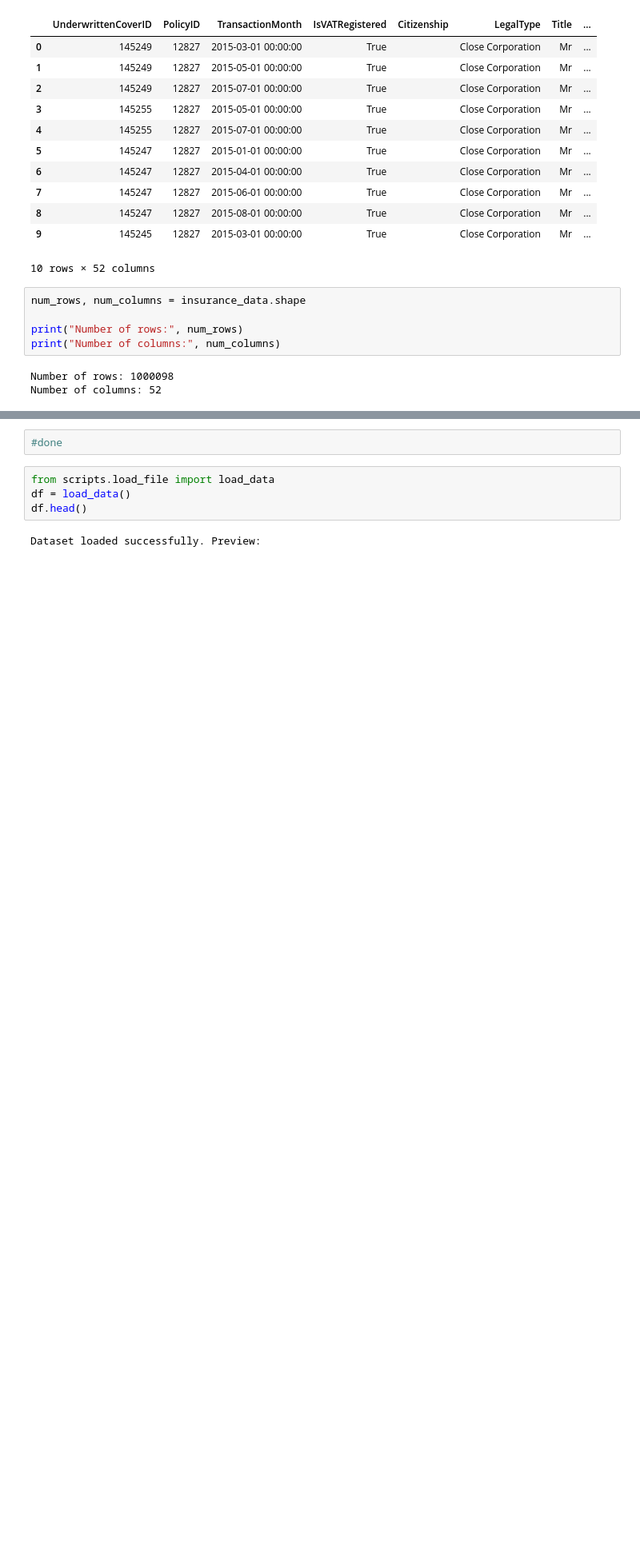
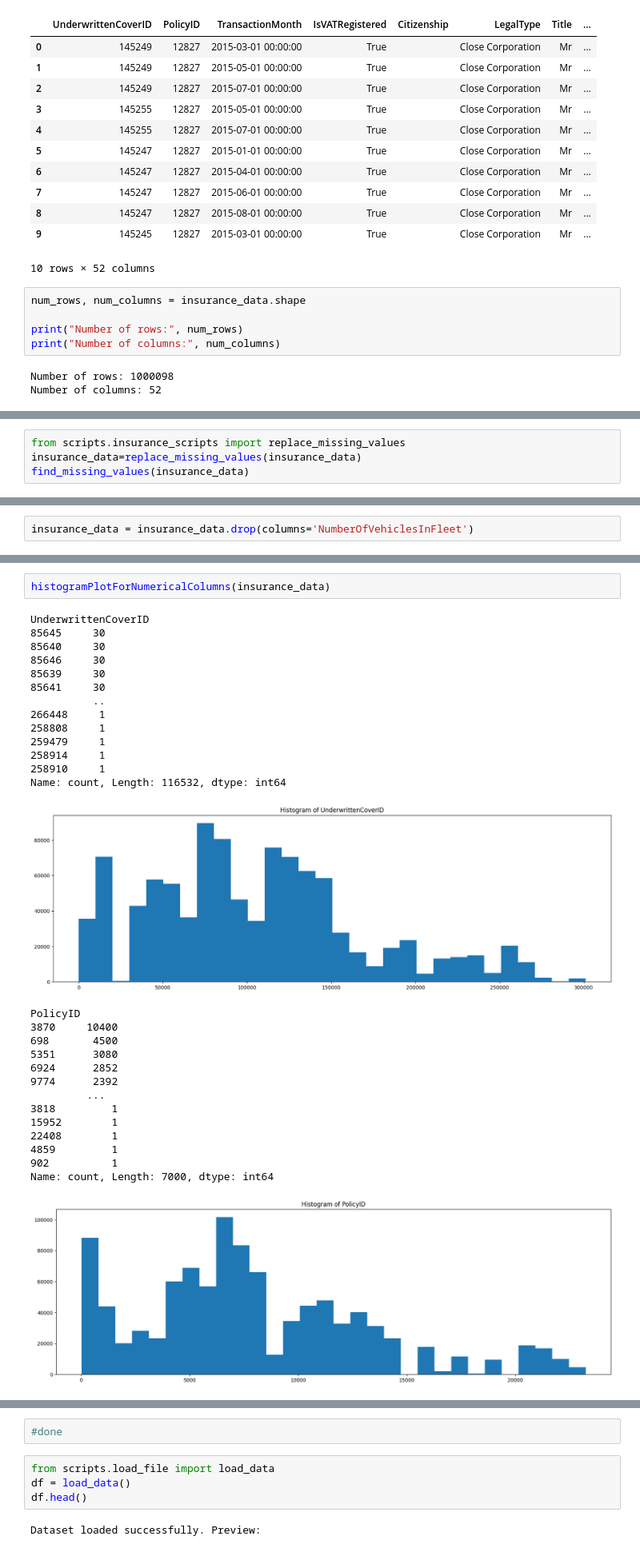
Before and after one commit to Ofgeha-Gelana/ACIS-PremiumOptimizer, a Jupyter notebook: notebooks/eda.ipynb, the cells around one changed output, grey strips where cells are left out. Shown at 80% size. Saved outputs shown, nothing was run; the diff lists cells and outputs as text; blank space fills up the shorter version.

```diff
--- a/notebooks/eda.ipynb
+++ b/notebooks/eda.ipynb
@@ -33,0 +56,4 @@ Number of columns: 52
+# %%
+from scripts.insurance_scripts import replace_missing_values
+insurance_data=replace_missing_values(insurance_data)
+find_missing_values(insurance_data)
@@ -33,0 +64,2 @@ Number of columns: 52
+# %%
+insurance_data = insurance_data.drop(columns='NumberOfVehiclesInFleet')
@@ -33,0 +80,31 @@ Number of columns: 52
+# %%
+histogramPlotForNumericalColumns(insurance_data)
+# %% [output]
+UnderwrittenCoverID
+85645     30
+85640     30
+85646     30
+85639     30
+85641     30
+          ..
+266448     1
+258808     1
+259479     1
+258914     1
+258910     1
+Name: count, Length: 116532, dtype: int64
+[figure, added]
+PolicyID
+3870     10400
+698       4500
+5351      3080
+6924      2852
+9774      2392
+         ...
+3818         1
+15952        1
+22408        1
+4859         1
+902          1
+Name: count, Length: 7000, dtype: int64
+[figure, added]
```
Also changed, not shown: parts of 9 cells of this notebook.
